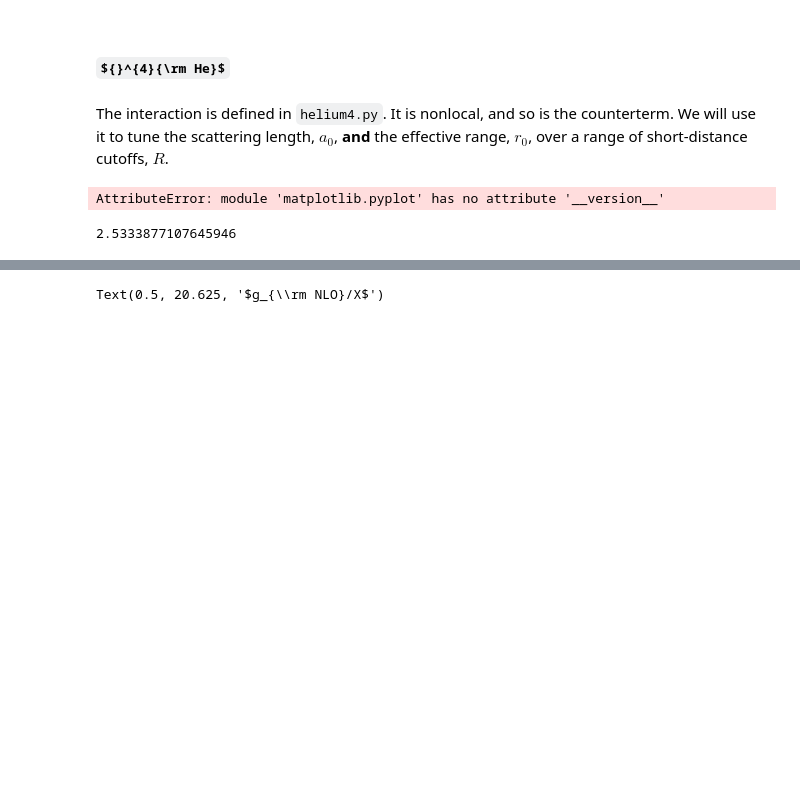
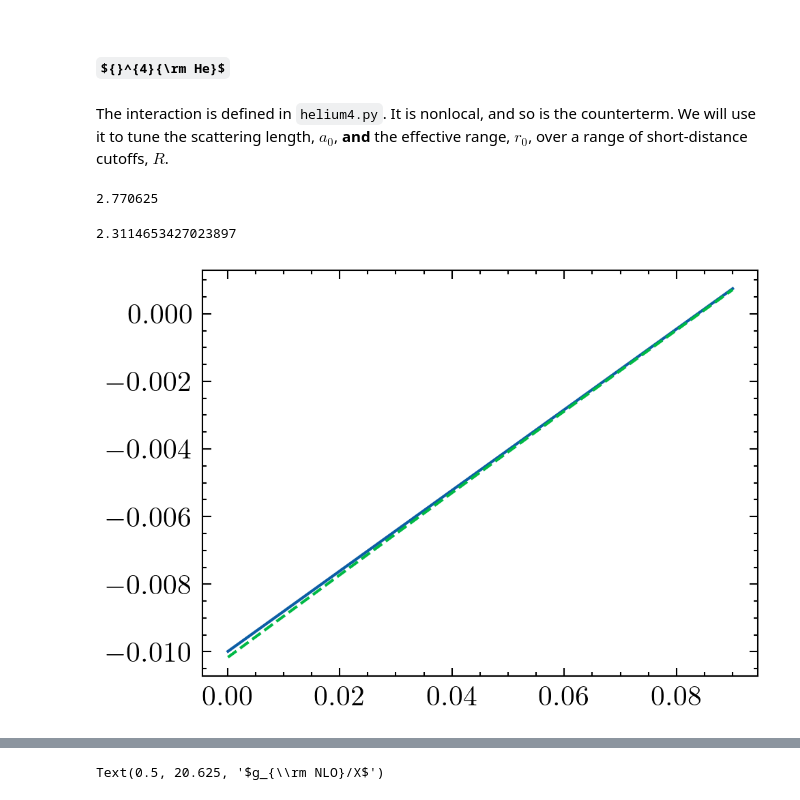
Before and after one commit to odell/vdw-nlo, a Jupyter notebook: 4He NLO Nonlocal.ipynb, the cells around one changed output, grey strips where cells are left out. Cells and saved outputs as stored; diff of their text form; code cells hidden in the pictures; some formulas as TeX source; blank space fills up the shorter version.

```diff
--- a/4He NLO Nonlocal.ipynb
+++ b/4He NLO Nonlocal.ipynb
@@ -7,35 +7,18 @@ import numpy as np
 from scipy import optimize
 import matplotlib.pyplot as plt
 
-import helium4 as he4
-import helium4plus as he4plus
-plt.style.use('fivethirtyeight')
+import helium4plusplus as he4
+plt.style.use('science')
 gr = 4/3
 h = 3
-# %%
-print(plt.__version__)
-# %% [output]
-AttributeError: module 'matplotlib.pyplot' has no attribute '__version__'
 # %%
 # angular momentum
 ELL = 0
 
 # load lo coupling constants
-Rs, lo_gs = np.loadtxt('datfiles/he4_LO_nonlocal_rg_flow.txt', unpack=True)
-Rs_plus, lo_plus_gs = np.loadtxt('datfiles/he4plus_LO_nonlocal_rg_flow.txt', unpack = True)
+Rs, glos = np.loadtxt('datfiles/he4plusplus_LO_nonlocal2_2_6_6_rg_flow.txt', unpack=True)
 # number of short distance cutoffs
 nR = Rs.size
-nRplus = Rs_plus.size
-#coupling constants
-g_los = np.empty(nR)
-g_nlos = np.empty(nR)
-
-g__plus_los = np.empty(nR)
-g_plus_nlos = np.empty(nR)
-
-# binding energies
-b2s = np.empty(nR)
-b2s_plus = np.empty(nRplus)
 # %%
 # momentum grid
 momenta = np.linspace(0.01/he4.BETA6, 0.3/he4.BETA6, 30)
@@ -62,7 +36,18 @@ def a0_diff(gi, gj, sys):
 # %%
-NR = 1
-R=Rs[NR]
+R=Rs[0]
 print(R)
-s = he4.Helium4System(R, ELL)
+s = he4.NonlocalHelium4System2(R, ELL, 2, 6, 6)
 # %% [output]
-2.5333877107645946
+2.770625
+# %%
+glos[0]
+# %% [output]
+2.3114653427023897
+# %%
+fig, ax = plt.subplots(dpi=300)
+fig.patch.set_facecolor('white')
+
+ax.plot((momenta*he4.BETA6)**2, KCD)
+ax.plot((momenta*he4.BETA6)**2, s.kcotd_gen_pert1_fast(momenta, -3.5, 140), linestyle='--');
+# %% [output]
+[figure, added]
```
Also changed, not shown: parts of 11 cells of this notebook, 8 other files.
